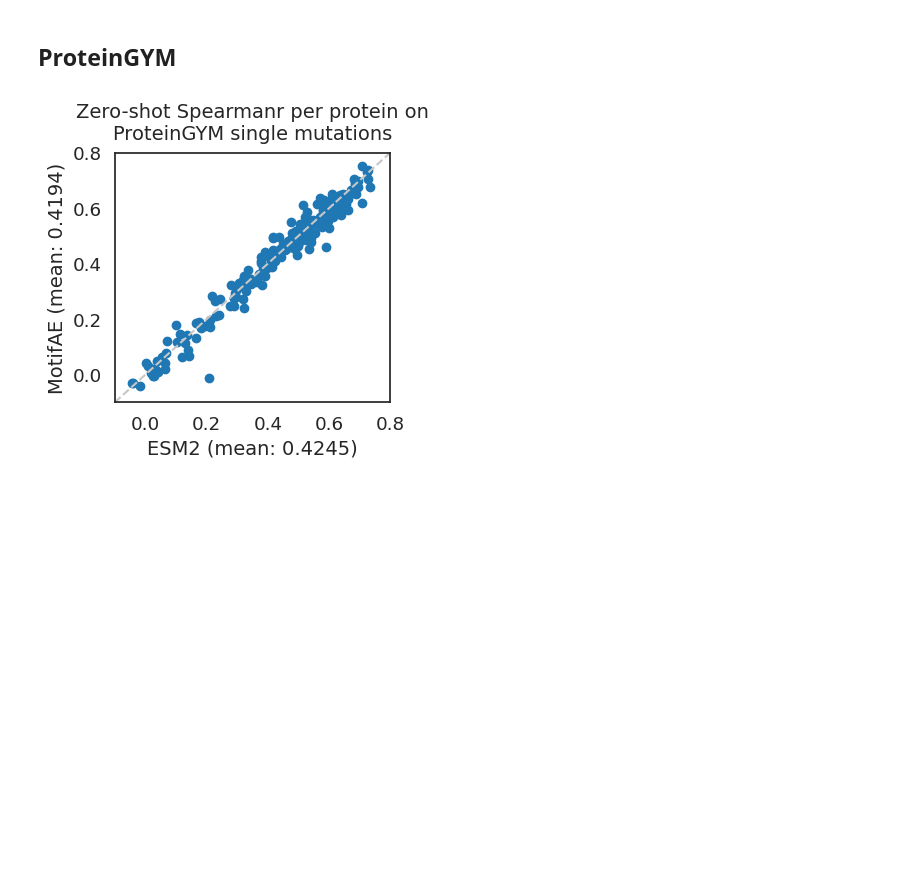
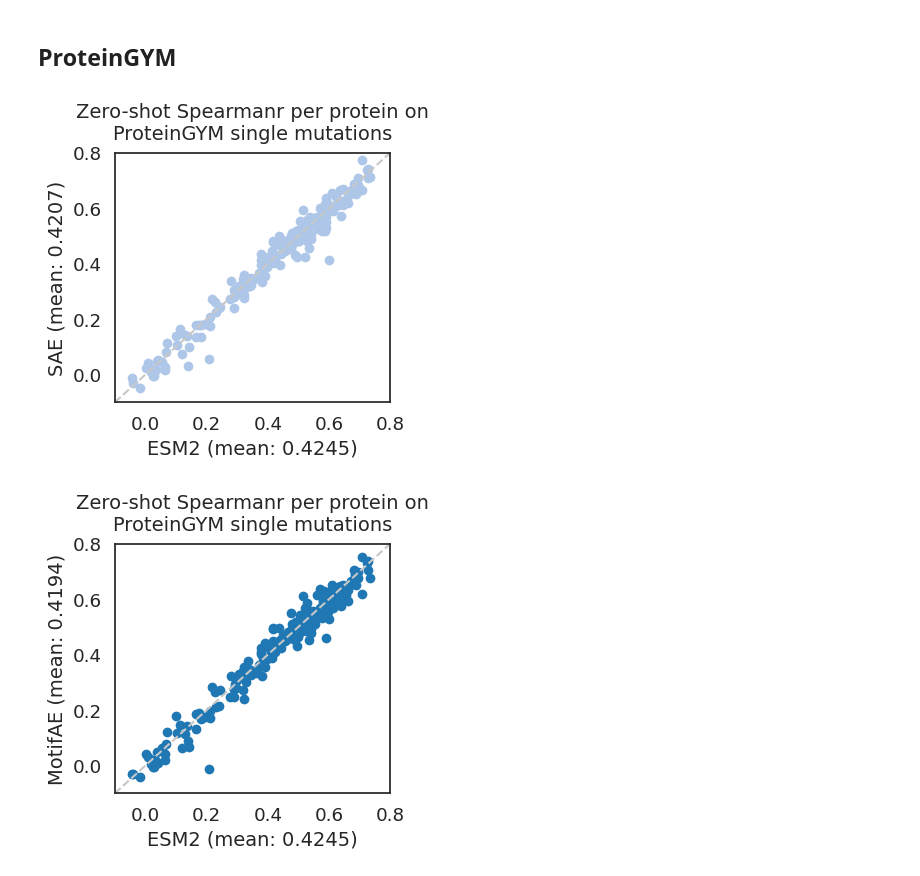
Before and after one commit to DILIU899/MotifAE, a Jupyter notebook: plots.ipynb, the cells around one changed output. Cells and saved outputs as stored; diff of their text form; code cells hidden in the pictures; blank space fills up the shorter version.

```diff
--- a/plots.ipynb
+++ b/plots.ipynb
@@ -157 +172,17 @@ plt.show()
+# %%
+show_lim = [-0.1, 0.8]
+plt.figure(figsize=(4, 4))
+plt.plot(show_lim, show_lim, color=base_cmap(15), linestyle="--")
+plt.scatter(df["esm2"], df["sae_250416"], color=base_cmap(1))
+plt.xlabel("ESM2 (mean: 0.4245)", fontsize=14)
+plt.ylabel(f"{STD_MODEL_NAME} (mean: 0.4207)", fontsize=14)
+plt.title("Zero-shot Spearmanr per protein on\nProteinGYM single mutations", fontsize=14, y=1.02)
+plt.xlim(show_lim)
+plt.ylim(show_lim)
+plt.xticks([0, 0.2, 0.4, 0.6, 0.8])
+plt.yticks([0, 0.2, 0.4, 0.6, 0.8])
+plt.tight_layout()
+plt.show()
+# %% [output]
+[figure, added]
 # %%
```
Also changed, not shown: parts of 6 cells of this notebook.
